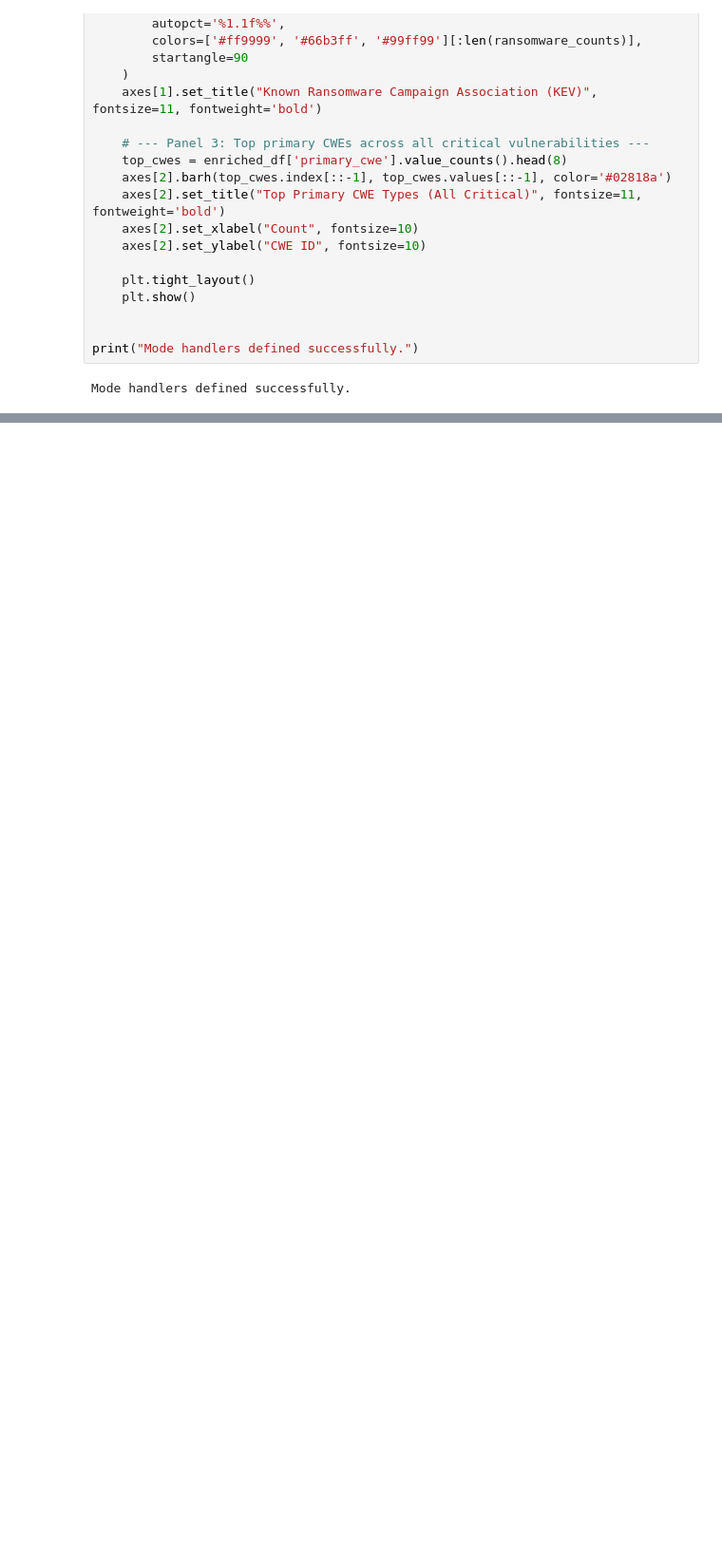
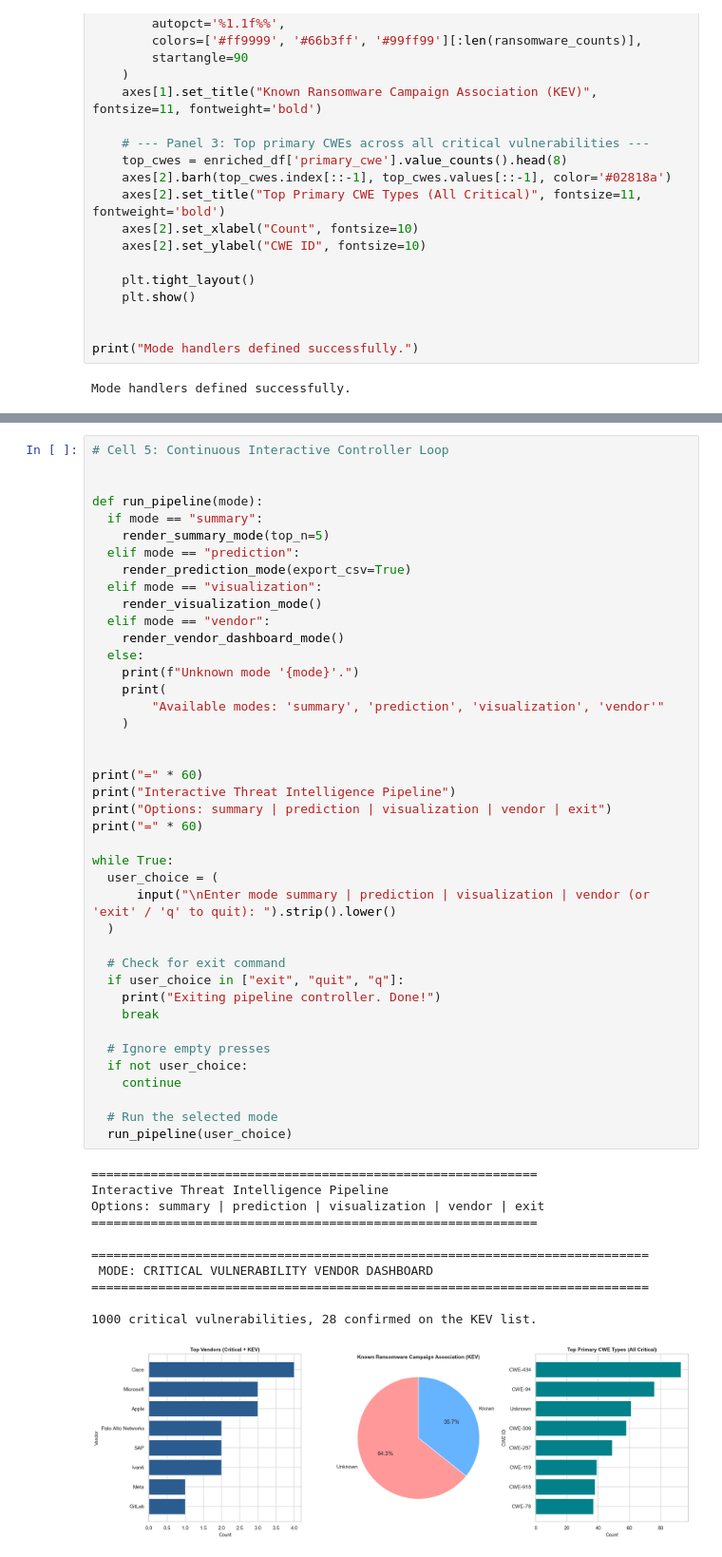
Before and after one commit to AttilaHalasz60/Attila_Gavin_Xavier_IBM_Datathon, a Jupyter notebook: IBM_Threat_Intelligence_Interactive_Suite.ipynb, the cells around one changed output, grey strips where cells are left out. Shown at 95% size. Drawn from its saved outputs; the diff is of its cells as text; blank space fills up the shorter version.

Commit message:
Added a loop for constant enter

```diff
--- a/IBM_Threat_Intelligence_Interactive_Suite.ipynb
+++ b/IBM_Threat_Intelligence_Interactive_Suite.ipynb
@@ -428,0 +395,53 @@ run_pipeline(active_mode)
+# %%
+# Cell 5: Continuous Interactive Controller Loop
+
+
+def run_pipeline(mode):
+  if mode == "summary":
+    render_summary_mode(top_n=5)
+  elif mode == "prediction":
+    render_prediction_mode(export_csv=True)
+  elif mode == "visualization":
+    render_visualization_mode()
+  elif mode == "vendor":
+    render_vendor_dashboard_mode()
+  else:
+    print(f"Unknown mode '{mode}'.")
+    print(
+        "Available modes: 'summary', 'prediction', 'visualization', 'vendor'"
+    )
+
+
+print("=" * 60)
+print("Interactive Threat Intelligence Pipeline")
+print("Options: summary | prediction | visualization | vendor | exit")
+print("=" * 60)
+
+while True:
+  user_choice = (
+      input("\nEnter mode summary | prediction | visualization | vendor (or 'exit' / 'q' to quit): ").strip().lower()
+  )
+
+  # Check for exit command
+  if user_choice in ["exit", "quit", "q"]:
+    print("Exiting pipeline controller. Done!")
+    break
+
+  # Ignore empty presses
+  if not user_choice:
+    continue
+
+  # Run the selected mode
+  run_pipeline(user_choice)
+# %% [output]
+============================================================
+Interactive Threat Intelligence Pipeline
+Options: summary | prediction | visualization | vendor | exit
+============================================================
+
+===========================================================================
+ MODE: CRITICAL VULNERABILITY VENDOR DASHBOARD
+===========================================================================
+
+1000 critical vulnerabilities, 28 confirmed on the KEV list.
+[figure, added]
```
Also changed, not shown: parts of 3 cells of this notebook.
